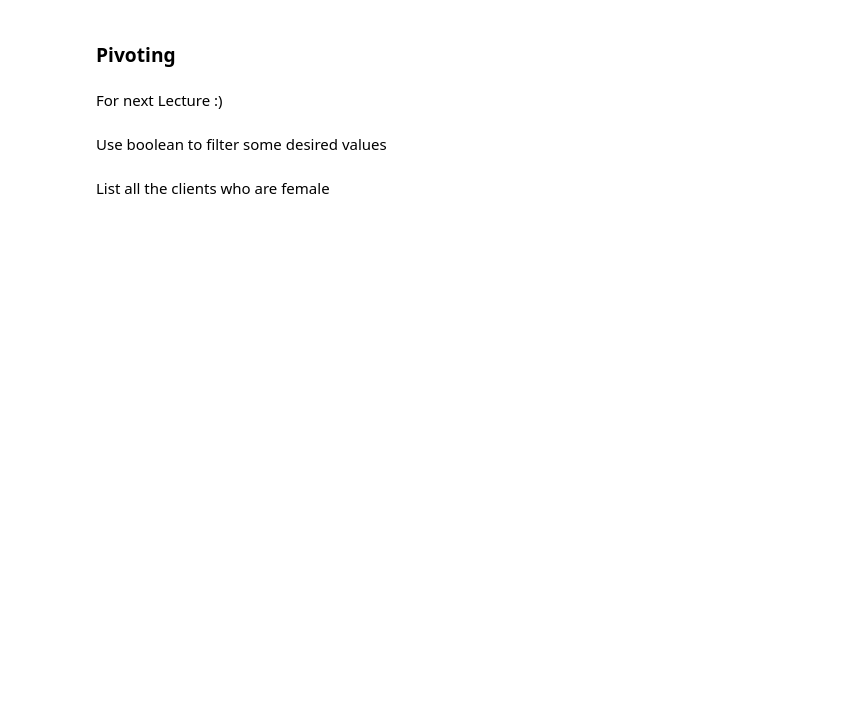
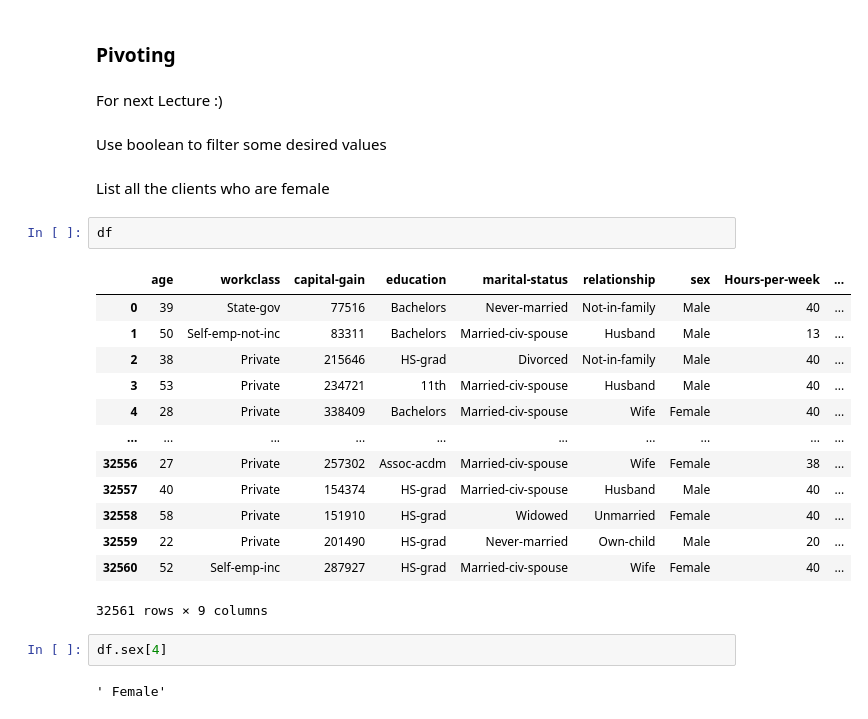
Before and after one commit to lenri001/Introduction-to-Data-Analysis, a Jupyter notebook: Lecture 2/Introduction to Pandas.ipynb, the cells around one changed output. Saved outputs shown, nothing was run; the diff lists cells and outputs as text; blank space fills up the shorter version.

```diff
--- a/Lecture 2/Introduction to Pandas.ipynb
+++ b/Lecture 2/Introduction to Pandas.ipynb
@@ -76,4 +165,24 @@ For next Lecture :)
 Use boolean to filter some desired values
 # %% [markdown]
 List all the clients who are female
+# %%
+df
+# %% [output]
+|  | age | workclass | capital-gain | education | marital-status | relationship | sex | Hours-per-week | ... |
+| 0 | 39 | State-gov | 77516 | Bachelors | Never-married | Not-in-family | Male | 40 | ... |
+| 1 | 50 | Self-emp-not-inc | 83311 | Bachelors | Married-civ-spouse | Husband | Male | 13 | ... |
+| 2 | 38 | Private | 215646 | HS-grad | Divorced | Not-in-family | Male | 40 | ... |
+| 3 | 53 | Private | 234721 | 11th | Married-civ-spouse | Husband | Male | 40 | ... |
+| 4 | 28 | Private | 338409 | Bachelors | Married-civ-spouse | Wife | Female | 40 | ... |
+| ... | ... | ... | ... | ... | ... | ... | ... | ... | ... |
+| 32556 | 27 | Private | 257302 | Assoc-acdm | Married-civ-spouse | Wife | Female | 38 | ... |
+| 32557 | 40 | Private | 154374 | HS-grad | Married-civ-spouse | Husband | Male | 40 | ... |
+| 32558 | 58 | Private | 151910 | HS-grad | Widowed | Unmarried | Female | 40 | ... |
+| 32559 | 22 | Private | 201490 | HS-grad | Never-married | Own-child | Male | 20 | ... |
+| 32560 | 52 | Self-emp-inc | 287927 | HS-grad | Married-civ-spouse | Wife | Female | 40 | ... |
+32561 rows × 9 columns
+# %%
+df.sex[4]
+# %% [output]
+' Female'
 # %%
```
Also changed, not shown: parts of 42 cells of this notebook, 3 other files.
